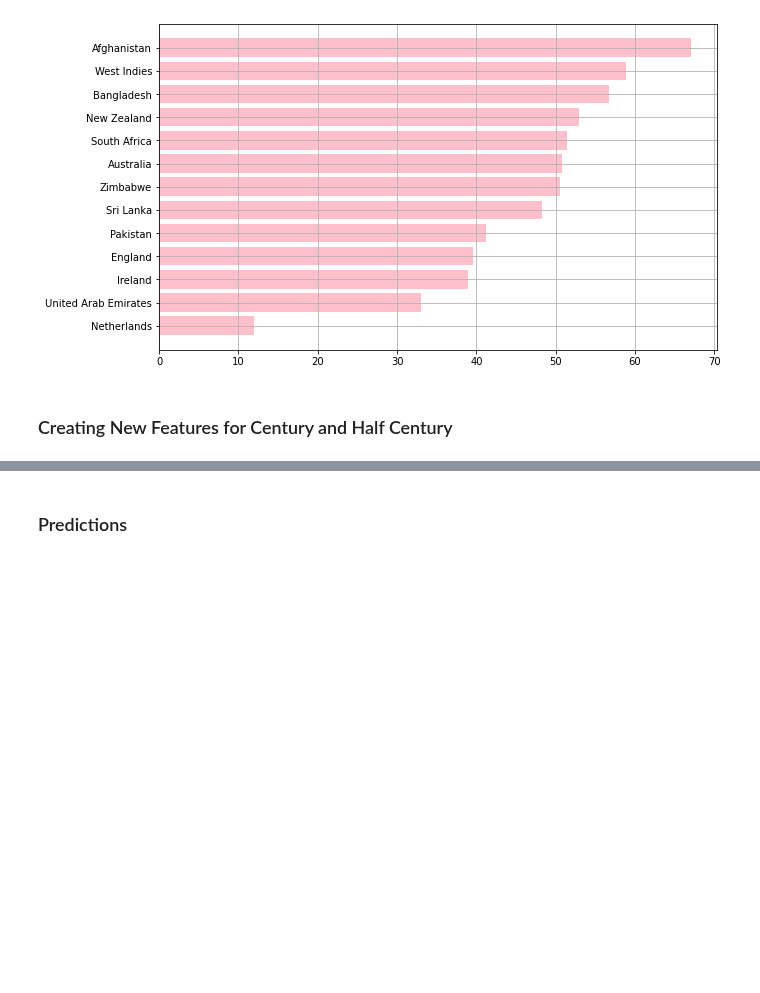
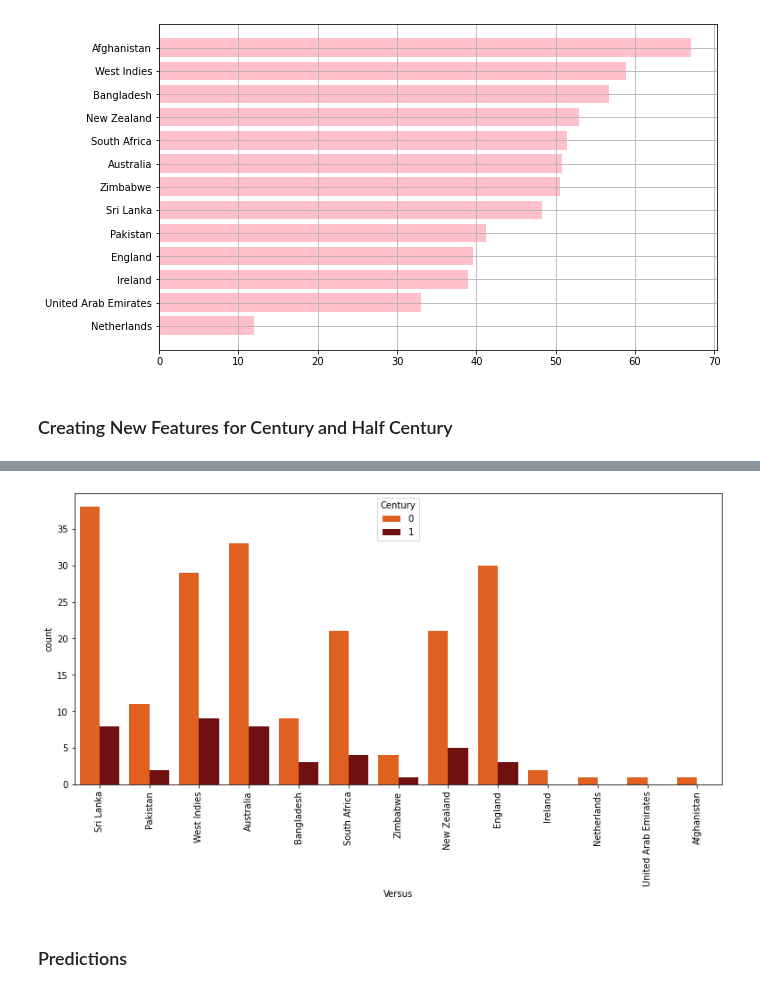
Before and after one commit to SharanDHONI/Virat-Kohli-ODI-Analysis, a Jupyter notebook: ODI Anlaysis.ipynb, the cells around one changed output, grey strips where cells are left out. Cells and saved outputs as stored; diff of their text form; code cells hidden in the pictures; blank space fills up the shorter version.

```diff
--- a/ODI Anlaysis.ipynb
+++ b/ODI Anlaysis.ipynb
@@ -511,3 +518,10 @@ df1.head()
+# %%
+plt.figure(figsize=(13,6))
+sns.countplot(df1.Versus , hue=df1.Century,palette='gist_heat_r' )
+plt.xticks(rotation=90)
+plt.show()
+# %% [output]
+[figure, added]
 # %% [markdown]
 ### Predictions
 # %%
```
Also changed, not shown: parts of 1 cell of this notebook.
